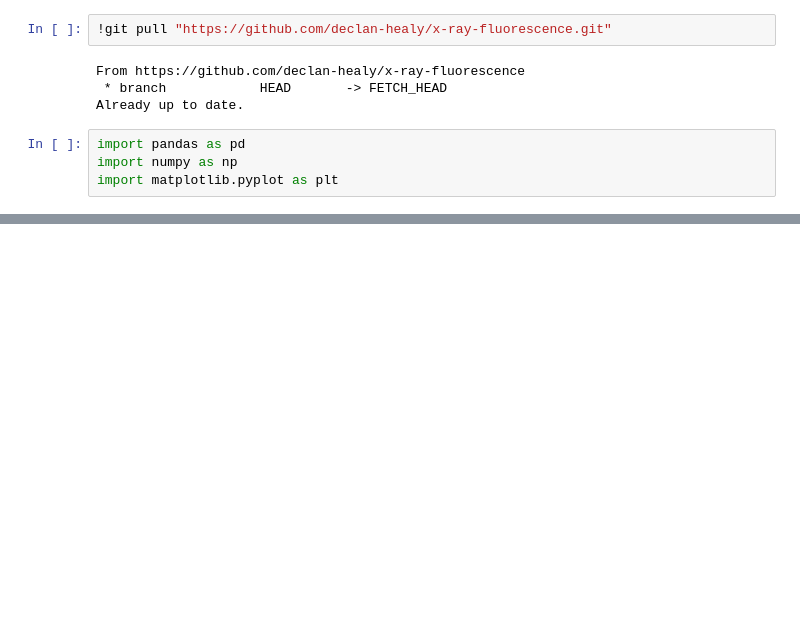
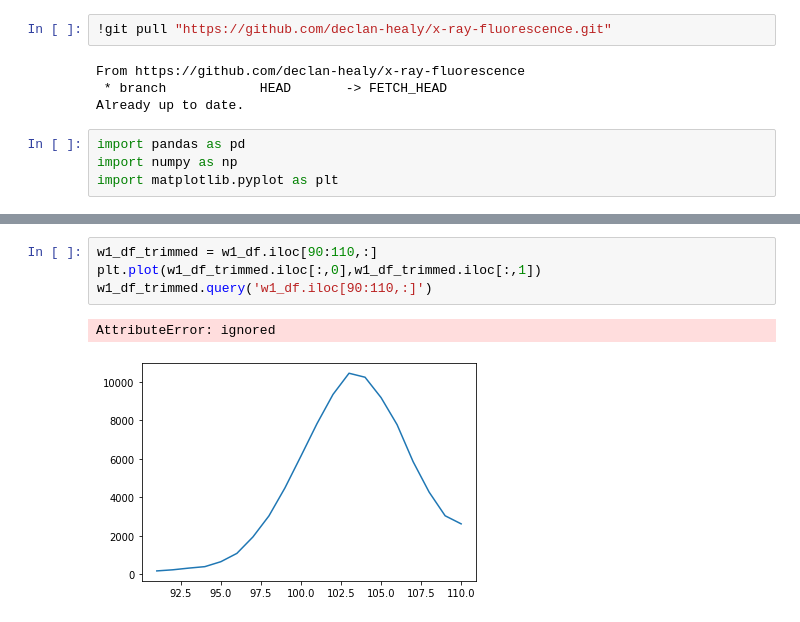
Before and after one commit to declan-healy/x-ray-fluorescence, a Jupyter notebook: Experiment_A2_X_ray_fluorescence.ipynb, the cells around one changed output, grey strips where cells are left out. Saved outputs shown, nothing was run; the diff lists cells and outputs as text; blank space fills up the shorter version.

```diff
--- a/Experiment_A2_X_ray_fluorescence.ipynb
+++ b/Experiment_A2_X_ray_fluorescence.ipynb
@@ -50,0 +56,7 @@ plt.plot(x_axis,w2_n4)
+# %%
+w1_df_trimmed = w1_df.iloc[90:110,:]
+plt.plot(w1_df_trimmed.iloc[:,0],w1_df_trimmed.iloc[:,1])
+w1_df_trimmed.query('w1_df.iloc[90:110,:]')
+# %% [output]
+AttributeError: ignored
+[figure, added]
```
Also changed, not shown: parts of 2 cells of this notebook.
